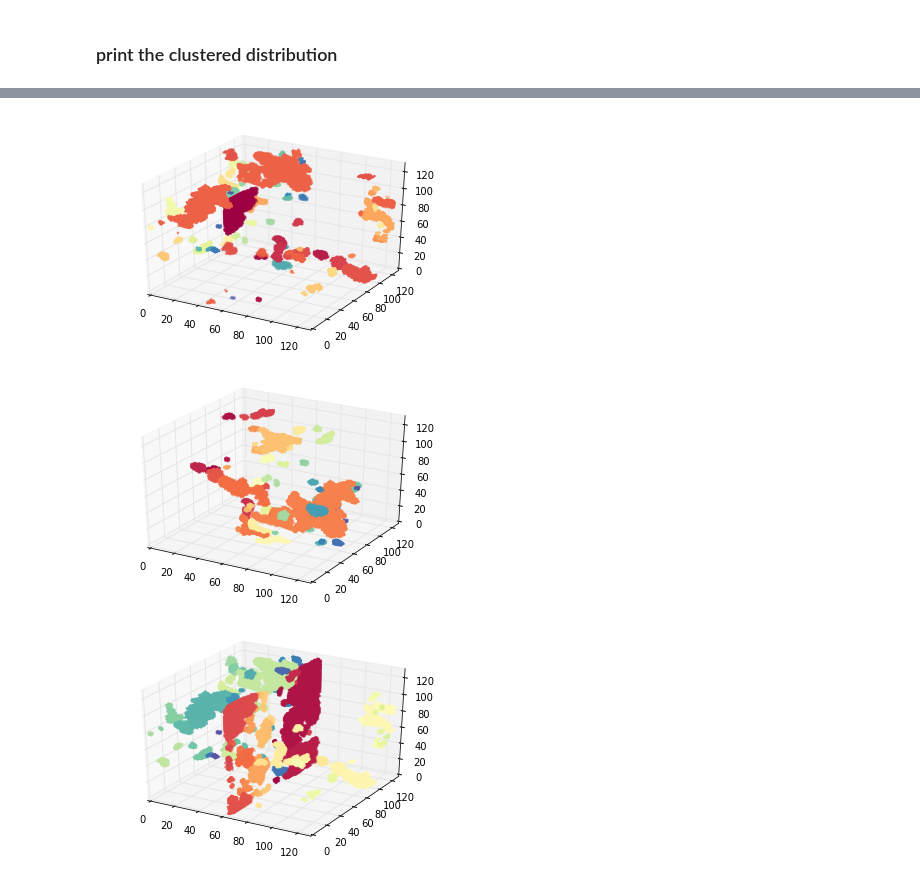
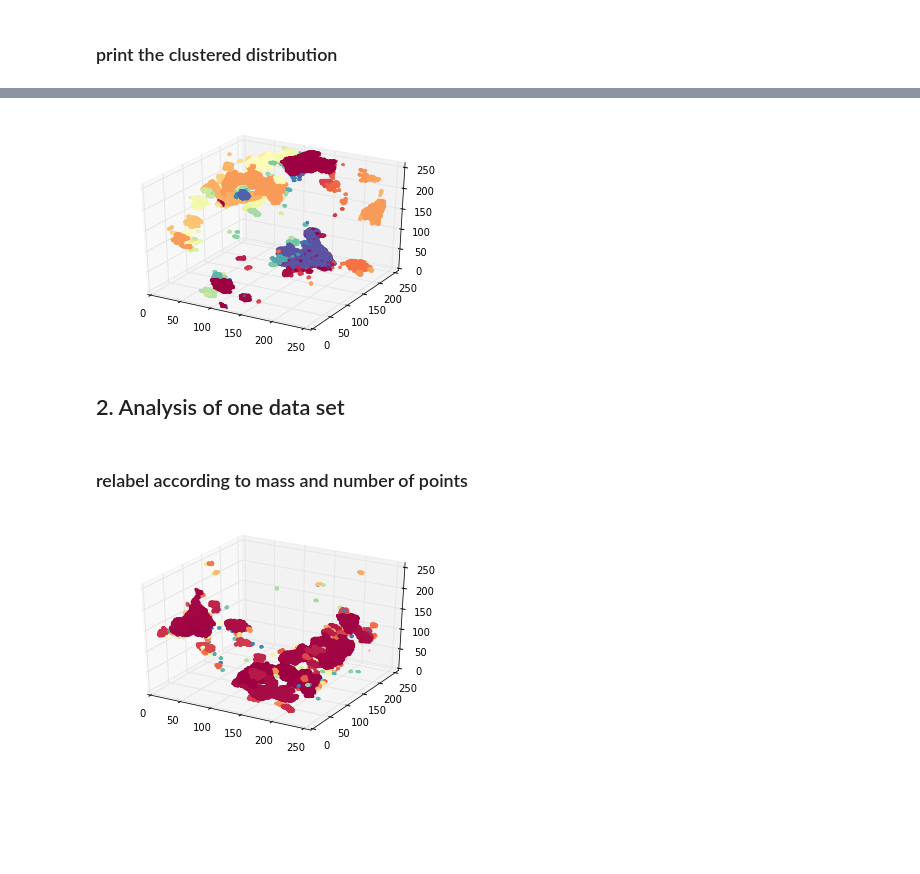
Before and after one commit to bufeo/MC-clustering, a Jupyter notebook: notebooks/MC-clustering_fullshift.ipynb, the cells around one changed output, grey strips where cells are left out. Drawn from its saved outputs; the diff is of its cells as text; code cells hidden in the pictures; blank space fills up the shorter version.

```diff
--- a/notebooks/MC-clustering_fullshift.ipynb
+++ b/notebooks/MC-clustering_fullshift.ipynb
@@ -58,7 +58,7 @@ n_jobs=-1
 
 # problem specific parameters
 dens_th = 5
-data_file = '../data/l1024/axion.r.10901'
+data_file = '../data/density_maps/L=2, 1024-_128(WKB)/axion.r.00076'
 # %% [markdown]
 ### a quick investiagtion of javiers data files
 
@@ -439,4 +518,8 @@ plot_clusters_3D(pos, newlabels)
 # %%
 plot_clusters_3D(pos2, newlabels)
 # %% [output]
-[figure, old version]
+[figure, new version]
+# %% [markdown]
+## 2. Analysis of one data set
+# %% [markdown]
+### relabel according to mass and number of points
@@ -443,8 +570,6 @@ plot_clusters_3D(pos2, newlabels)
+# %%
+masslabels, numblabels = relabelMN(newlabels,den)
 # %%
-plot_clusters_3D(pos, labels)
+plot_clusters_3D(pos, masslabels)
 # %% [output]
-[figure, old version]
+[figure, new version]
-# %%
-plot_clusters_3D(pos2, labels2)
-# %% [output]
-[figure, removed]
```
Also changed, not shown: parts of 33 cells of this notebook.
